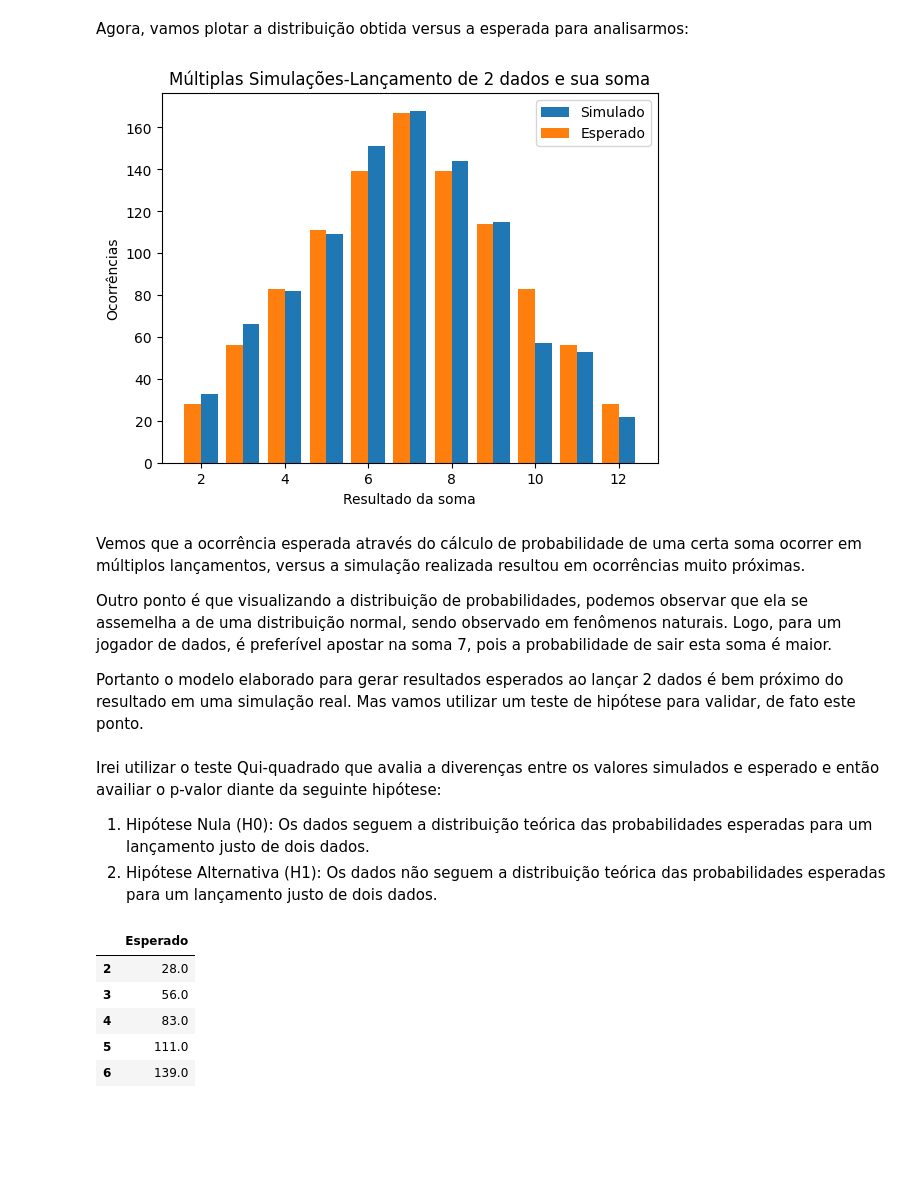
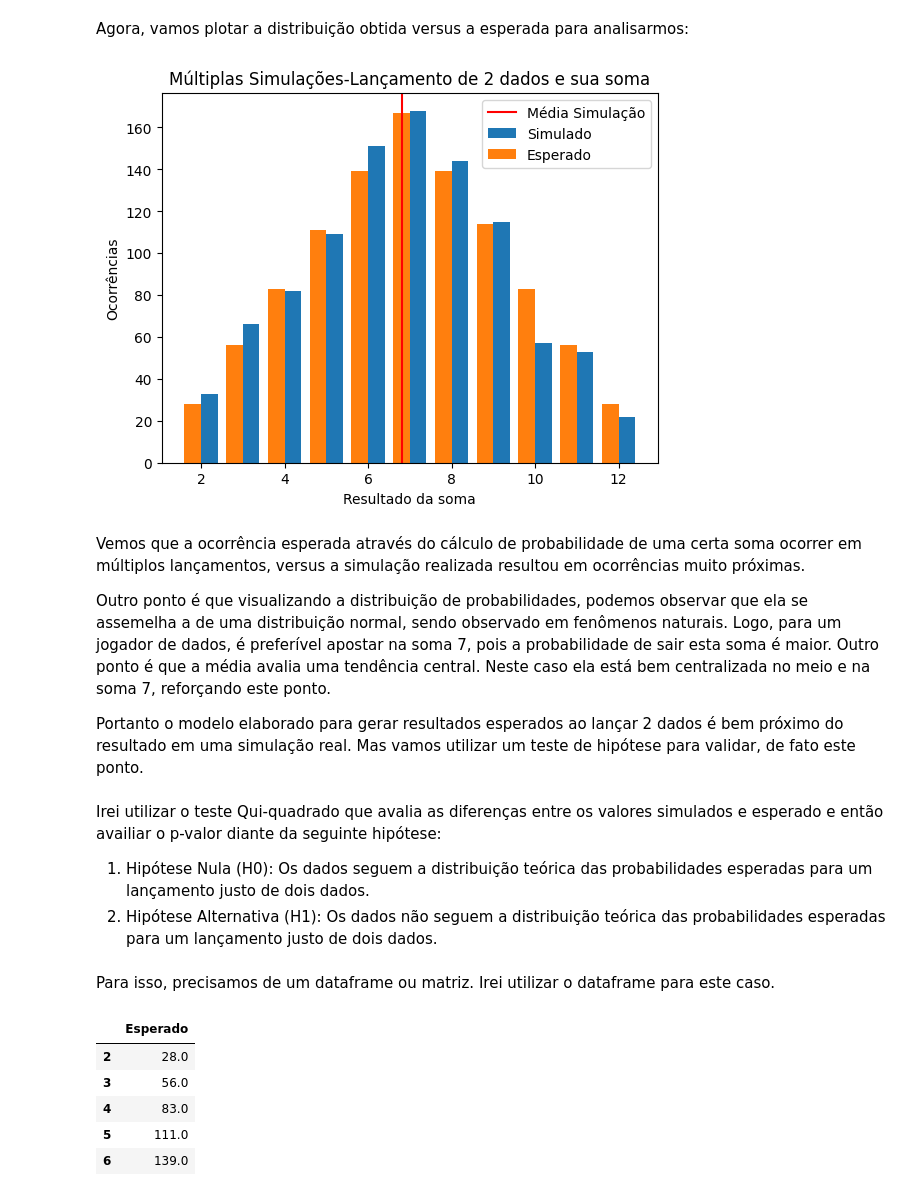
Before and after one commit to manusaleal/Simulacao_Dados, a Jupyter notebook: Mini_Projeto.ipynb, the cells around one changed output. Saved outputs shown, nothing was run; the diff lists cells and outputs as text; code cells hidden in the pictures; blank space fills up the shorter version.

Commit message:
Update Mini_Projeto.ipynb
update teste qui-quadrado

```diff
--- a/Mini_Projeto.ipynb
+++ b/Mini_Projeto.ipynb
@@ -129,33 +129,36 @@ Agora, vamos plotar a distribuição obtida versus a esperada para analisarmos:
 # %%
 import matplotlib.pyplot as plt
 
 #Visualizando a distribuição de probabilidades
 
 #passando as chaves para array para poder deslocar o eixo x e plotar barras
 #agrupadas
 chave1=np.array(list(dictlancamentos.keys()))
 chave2=np.array(list(dict_res_esperado.keys()))
 
 plt.bar(chave1+ 0.2, dictlancamentos.values(),0.4,label = 'Simulado')
+plt.axvline(x=media, color='red', label='Média Simulação')
 plt.bar(chave2- 0.2, dict_res_esperado.values(),0.4,label = 'Esperado')
 plt.xlabel('Resultado da soma')
 plt.ylabel('Ocorrências')
 plt.legend()
 plt.title('Múltiplas Simulações-Lançamento de 2 dados e sua soma')
 plt.show ()
 # %% [output]
-[figure, old version]
+[figure, new version]
 # %% [markdown]
 Vemos que a ocorrência esperada através do cálculo de probabilidade de uma certa soma ocorrer em múltiplos lançamentos, versus a simulação realizada resultou em ocorrências muito próximas.
 
-Outro ponto é que visualizando a distribuição de probabilidades, podemos observar que ela se assemelha a de uma distribuição normal, sendo observado em fenômenos naturais. Logo, para um jogador de dados, é preferível apostar na soma 7, pois a probabilidade de sair esta soma é maior.
+Outro ponto é que visualizando a distribuição de probabilidades, podemos observar que ela se assemelha a de uma distribuição normal, sendo observado em fenômenos naturais. Logo, para um jogador de dados, é preferível apostar na soma 7, pois a probabilidade de sair esta soma é maior. Outro ponto é que a média avalia uma tendência central. Neste caso ela está bem centralizada no meio e na soma 7, reforçando este ponto.
 
 Portanto o modelo elaborado para gerar resultados esperados ao lançar 2 dados é bem próximo do resultado em uma simulação real. Mas vamos utilizar um teste de hipótese para validar, de fato este ponto.
 # %% [markdown]
-Irei utilizar o teste Qui-quadrado que avalia a diverenças entre os valores simulados e esperado e então availiar o p-valor diante da seguinte hipótese:
+Irei utilizar o teste Qui-quadrado que avalia as diferenças entre os valores simulados e esperado e então availiar o p-valor diante da seguinte hipótese:
 
 1.   Hipótese Nula (H0): Os dados seguem a distribuição teórica das probabilidades esperadas para um lançamento justo de dois dados.
 2.   Hipótese Alternativa (H1): Os dados não seguem a distribuição teórica das probabilidades esperadas para um lançamento justo de dois dados.
+# %% [markdown]
+Para isso, precisamos de um dataframe ou matriz. Irei utilizar o dataframe para este caso.
 # %%
 import pandas as pd
 
```
Also changed, not shown: parts of 2 cells of this notebook.
